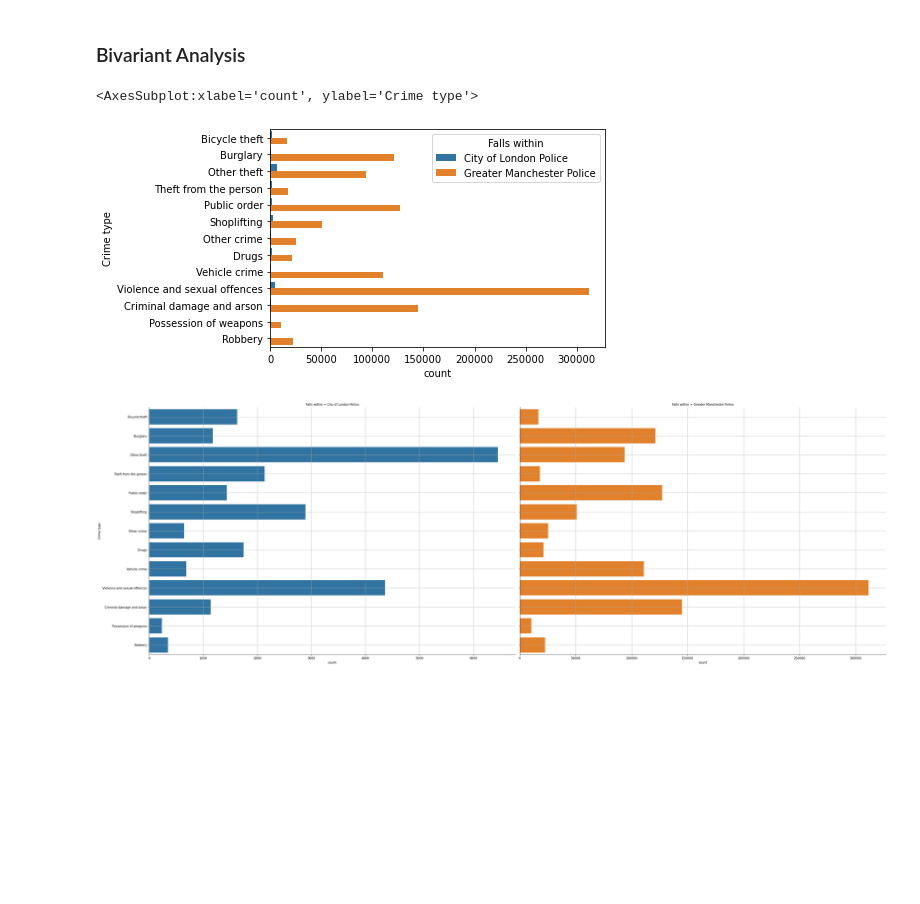
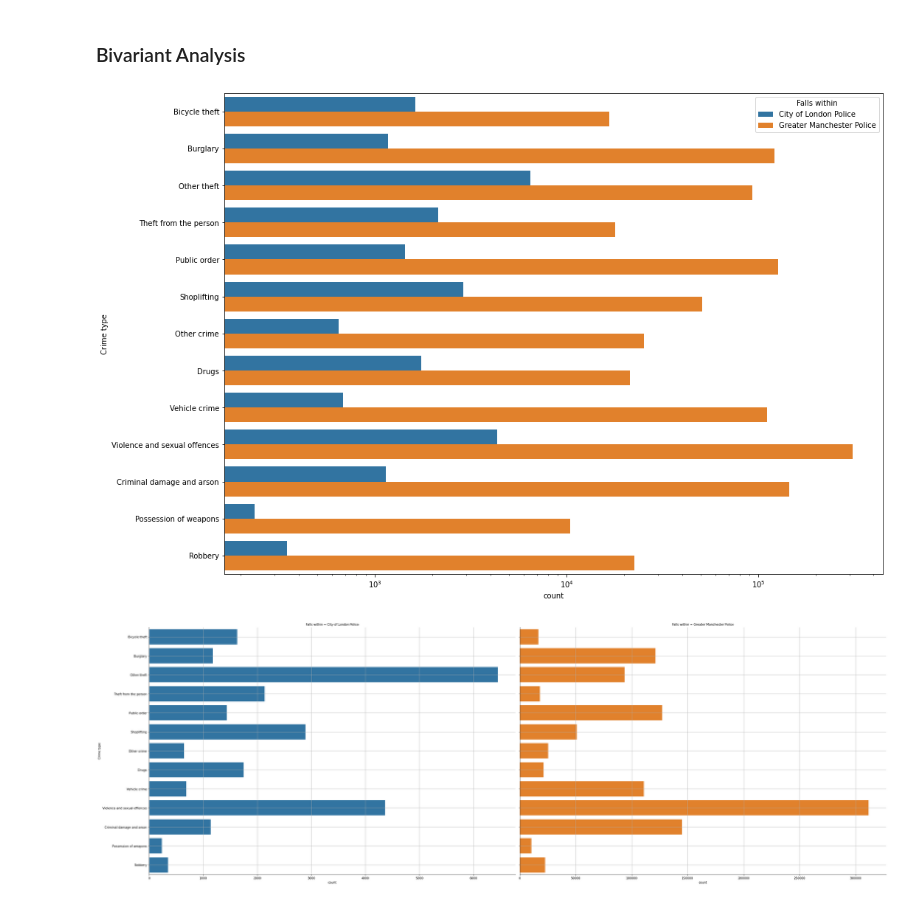
Before and after one commit to OmarInCS/udacity-crime-analysis, a Jupyter notebook: exploratory-analysis.ipynb, the cells around one changed output. Saved outputs shown, nothing was run; the diff lists cells and outputs as text; code cells hidden in the pictures; blank space fills up the shorter version.

```diff
--- a/exploratory-analysis.ipynb
+++ b/exploratory-analysis.ipynb
@@ -488,10 +510,11 @@ data["Location"].nunique()
 ### Bivariant Analysis
 # %%
 # Falls within vs Crime type
+plt.figure(figsize=(16, 12))
 sns.countplot(data=data, hue="Falls within", y="Crime type")
+plt.xscale("log")
 # %% [output]
-<AxesSubplot:xlabel='count', ylabel='Crime type'>
-[figure, old version]
+[figure, new version]
 # %%
 # Falls within vs Crime type
 g = sns.catplot(data=data, y="Crime type", col='Falls within', hue="Falls within", sharex=False, kind="count", height=12, aspect=1.5, dodge=False)
```
Also changed, not shown: parts of 16 cells of this notebook, 3 other files.
